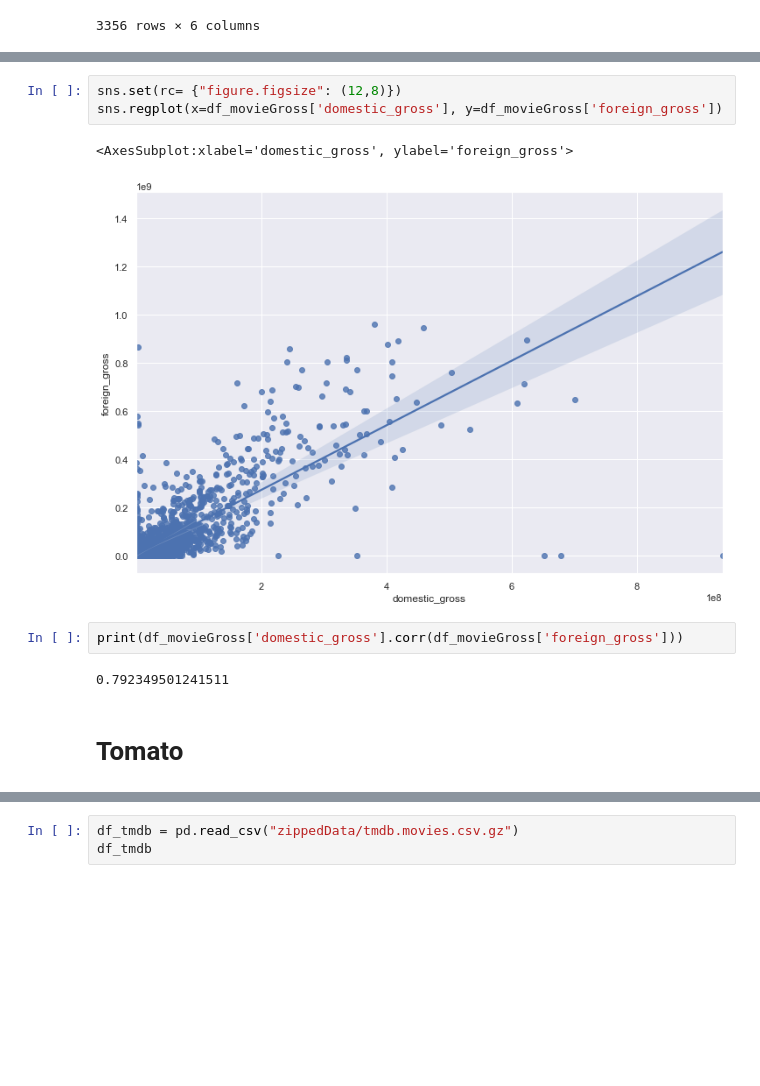
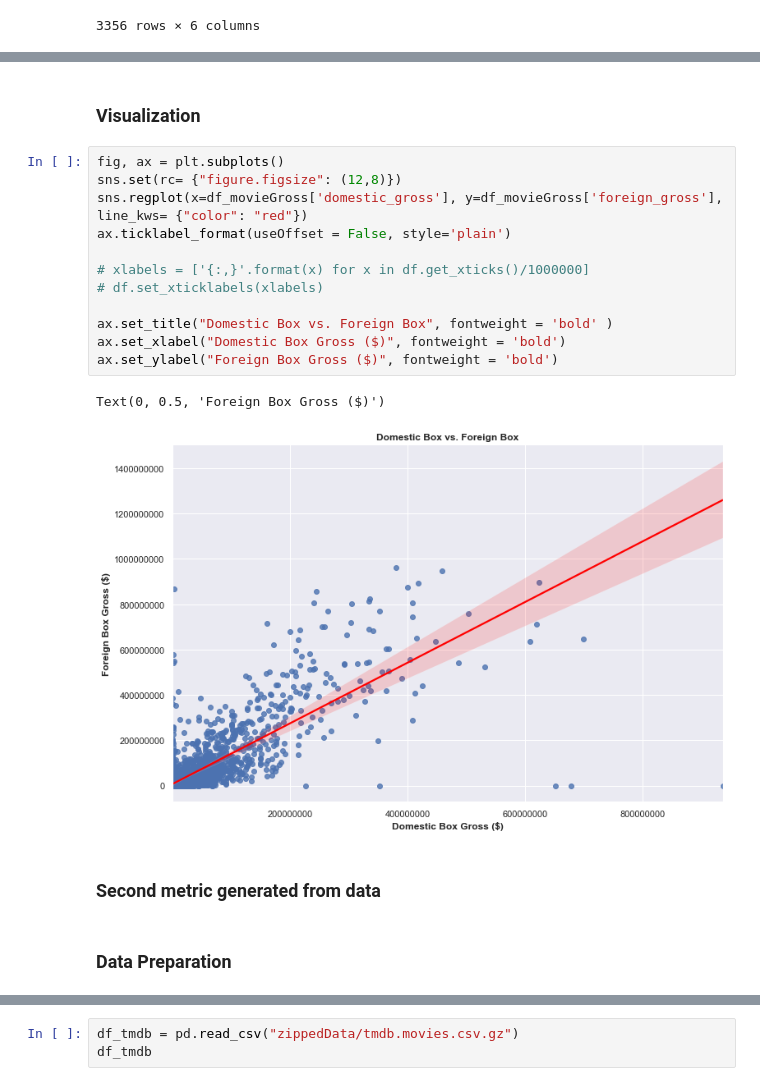
Before and after one commit to JulianHe1991/Flatiron_Project1_Microsoft, a Jupyter notebook: Movie Project .ipynb, the cells around one changed output, grey strips where cells are left out. Saved outputs shown, nothing was run; the diff lists cells and outputs as text; blank space fills up the shorter version.

```diff
--- a/Movie Project .ipynb
+++ b/Movie Project .ipynb
@@ -393,12 +88,21 @@ Name: studio, Length: 255, dtype: int64
-# %%
-sns.set(rc= {"figure.figsize": (12,8)})
-sns.regplot(x=df_movieGross['domestic_gross'], y=df_movieGross['foreign_gross'])
-# %% [output]
-<AxesSubplot:xlabel='domestic_gross', ylabel='foreign_gross'>
-[figure, removed]
-# %%
-print(df_movieGross['domestic_gross'].corr(df_movieGross['foreign_gross']))
-# %% [output]
-0.792349501241511
 # %% [markdown]
-# Tomato
+### Visualization
+# %%
+fig, ax = plt.subplots()
+sns.set(rc= {"figure.figsize": (12,8)})
+sns.regplot(x=df_movieGross['domestic_gross'], y=df_movieGross['foreign_gross'], line_kws= {"color": "red"})
+ax.ticklabel_format(useOffset = False, style='plain')
+
+# xlabels = ['{:,}'.format(x) for x in df.get_xticks()/1000000]
+# df.set_xticklabels(xlabels)
+
+ax.set_title("Domestic Box vs. Foreign Box", fontweight = 'bold' )
+ax.set_xlabel("Domestic Box Gross ($)", fontweight = 'bold')
+ax.set_ylabel("Foreign Box Gross ($)", fontweight = 'bold')
+# %% [output]
+Text(0, 0.5, 'Foreign Box Gross ($)')
+[figure, added]
+# %% [markdown]
+### Second metric generated from data
+# %% [markdown]
+### Data Preparation
```
Also changed, not shown: parts of 176 cells of this notebook, 6 other files.
